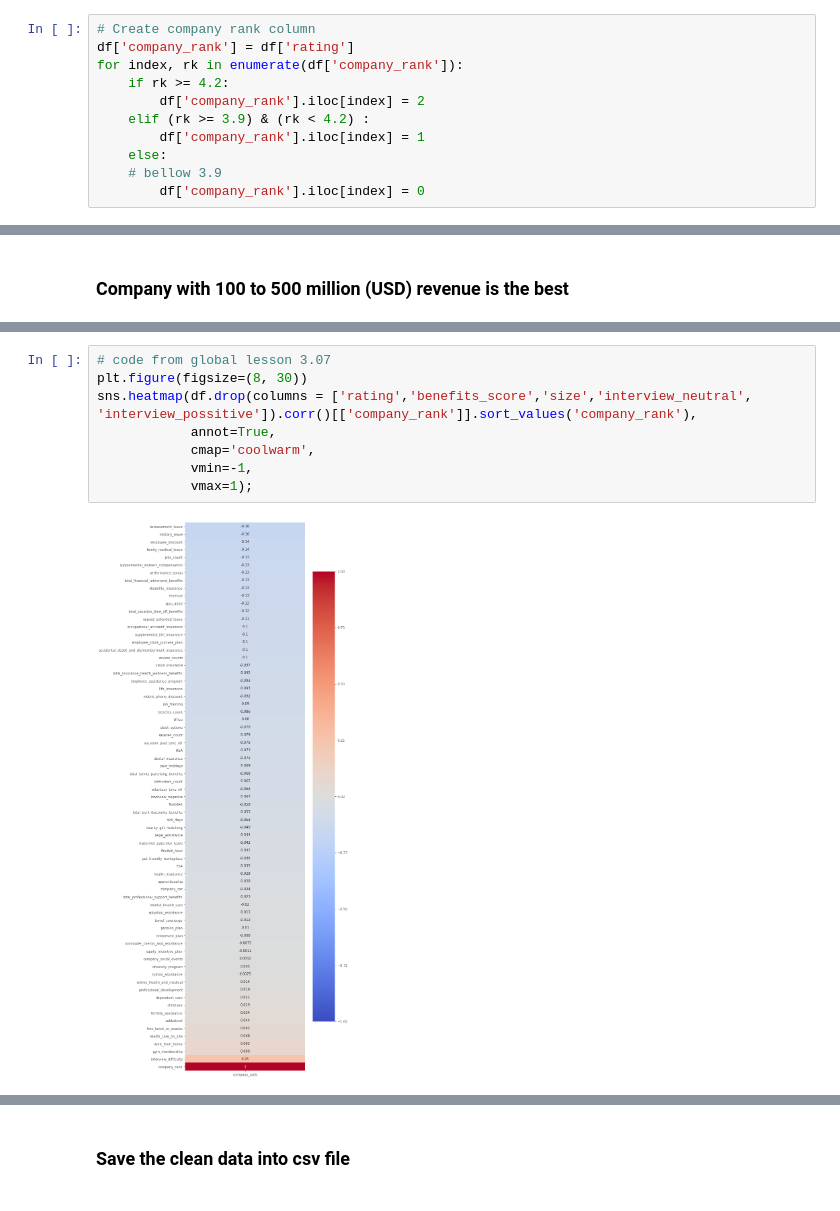
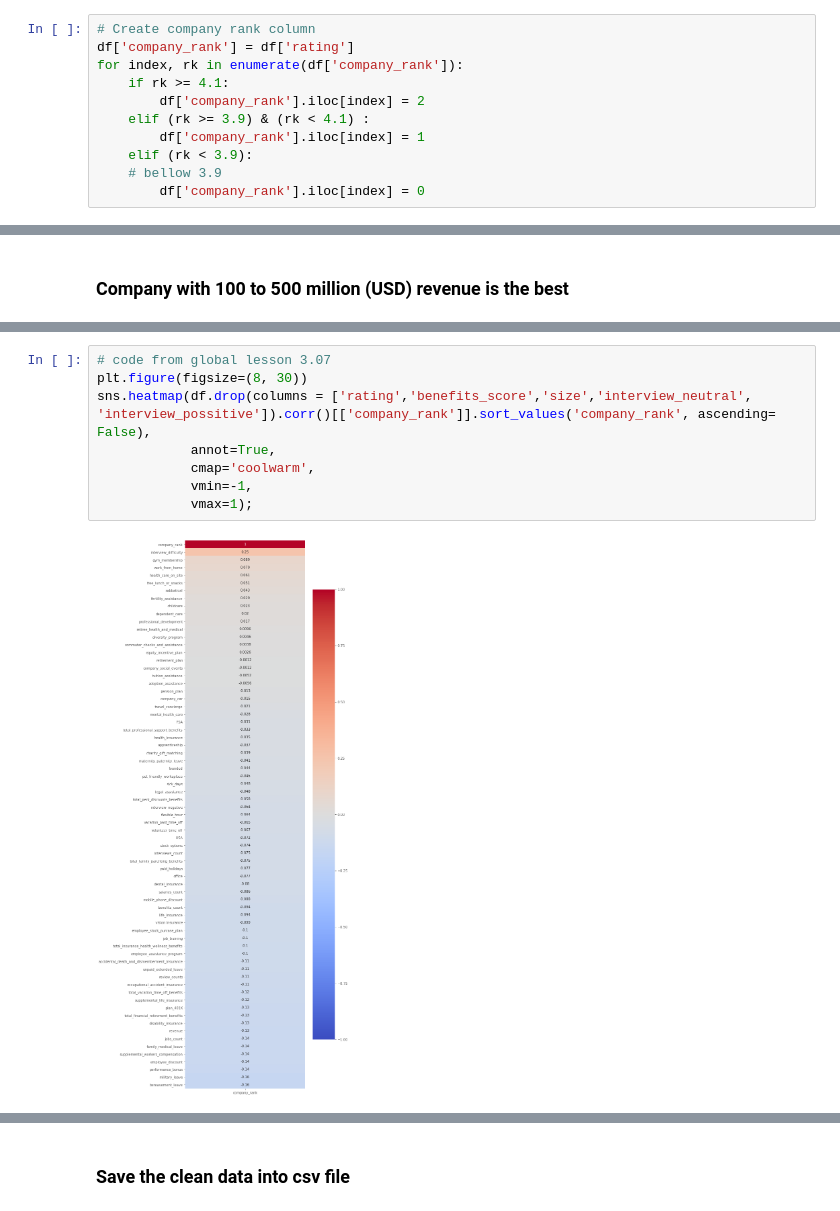
Before and after one commit to yunus-herman/The-best-workplace, a Jupyter notebook: 02_Data_Cleaning_EDA.ipynb, the cells around one changed output, grey strips where cells are left out. Drawn from its saved outputs; the diff is of its cells as text.

```diff
--- a/02_Data_Cleaning_EDA.ipynb
+++ b/02_Data_Cleaning_EDA.ipynb
@@ -277,11 +277,11 @@ See the caveats in the documentation: https://pandas.pydata.org/pandas-docs/stab
 # Create company rank column
 df['company_rank'] = df['rating']
 for index, rk in enumerate(df['company_rank']):
-    if rk >= 4.2:
+    if rk >= 4.1:
         df['company_rank'].iloc[index] = 2
-    elif (rk >= 3.9) & (rk < 4.2) :
+    elif (rk >= 3.9) & (rk < 4.1) :
         df['company_rank'].iloc[index] = 1
-    else:
+    elif (rk < 3.9):
     # bellow 3.9
         df['company_rank'].iloc[index] = 0
 # %% [output]
@@ -547,10 +492,10 @@ df.drop(columns = ['rating','benefits_score']).corr()[['company_rank']].sort_val
 # %%
 # code from global lesson 3.07
 plt.figure(figsize=(8, 30))
-sns.heatmap(df.drop(columns = ['rating','benefits_score','size','interview_neutral', 'interview_possitive']).corr()[['company_rank']].sort_values('company_rank'),
+sns.heatmap(df.drop(columns = ['rating','benefits_score','size','interview_neutral', 'interview_possitive']).corr()[['company_rank']].sort_values('company_rank', ascending= False),
             annot=True,
             cmap='coolwarm',
             vmin=-1,
             vmax=1);
 # %% [output]
-[figure, old version]
+[figure, new version]
```
Also changed, not shown: parts of 66 cells of this notebook, 4 other files.
